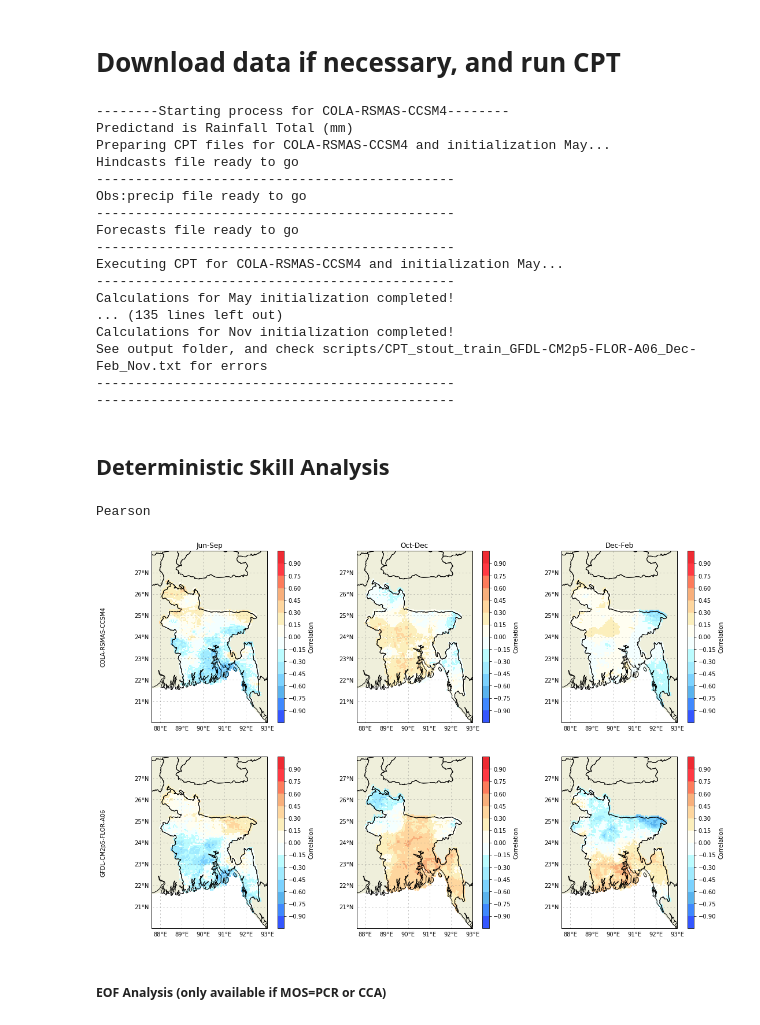
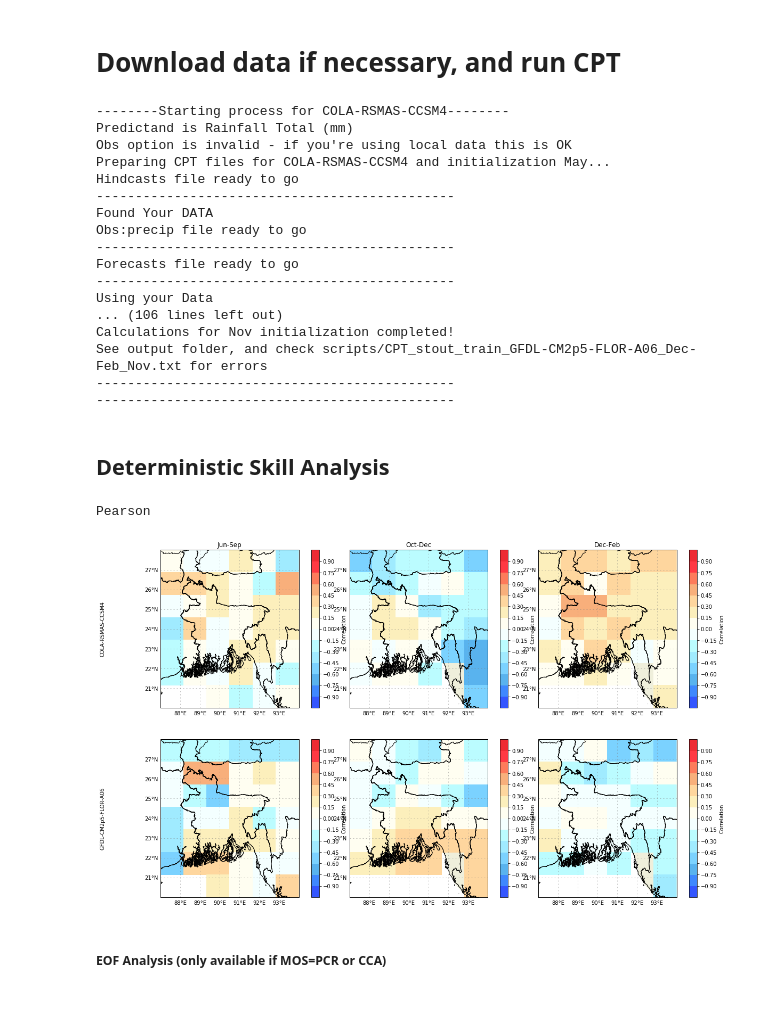
Before and after one commit to nachiketaacharya/PyCPT_SASCOF, a Jupyter notebook: pycpt_sascof.ipynb, the cells around one changed output. Drawn from its saved outputs; the diff is of its cells as text; code cells hidden in the pictures.

Commit message:
Added custom shapefile compatibility, and fixed pleEOF obs plotting, and added support for local data

```diff
--- a/pycpt_sascof.ipynb
+++ b/pycpt_sascof.ipynb
@@ -19,13 +19,17 @@ Part of the effort to develop PyCPT is funded by the Columbia World Project "Ada
 ### Namelist section
 # %%
 ########Work name (name of the work folder; e.g., one word followed by "_seasonal":)
-work = 'Test'
+work = 'Test5'
 
 ########Some folder and file options:
 # Where do you want to make the work folder-- this should already exist!!!
 workdir = "/Users/kylehall/Projects/PyCPT/PyCPT_SASCOF/"
 # PATH to CPT directory (folder containing CPT.x)
 cptdir='/Users/kylehall/CPT/16.5.8/'
+
+#Path to local data to use
+local_data_dir = "/Users/kylehall/Projects/PYCPT/PyCPT_SASCOF/local_data/"      #should be 'None' or look like workdir
+shp_file = "/Users/kylehall/Projects/PYCPT/PyCPT_SASCOF/local_data/sascof_boundary_final.dbf"  #should be either 'None' or look like local_data_dir but plus "shpfile.shp/dbf/shx/etc"
 
 ########Model (choose one, a subset or all models:
 #CMC1-CanCM3, CMC2-CanCM4,  COLA-RSMAS-CCSM4*, GFDL-CM2p5-FLOR-A06*, GFDL-CM2p5-FLOR-B01*,GFDL-CM2p1-aer04*, NASA-GEOSS2S*, NCEP-CFSv2*)
@@ -36,7 +40,7 @@ models=['COLA-RSMAS-CCSM4','GFDL-CM2p5-FLOR-A06']#,'CMC1-CanCM3' 'GFDL-CM2p5-FLO
 met=['Pearson']#,'Spearman']#,'2AFC','RocAbove','RocBelow', 'RMSE']
 
 ########Obs (choose between CPC-CMAP-URD, CHIRPS, TRMM, CPC, Chilestations,GPCC)
-obs='ENACTS-BD'
+obs='local'
 station=False
 
 ########MOS method (choose between None, PCR, CCA) #Esto es calibracion
@@ -130,27 +134,27 @@ for model in models:
         mpref, L, ntrain, fprefix, nmonths, ndays, file, NGMOS = setup_params(PREDICTOR,obs,MOS,tini,tend, tgts[i])
 
         #download input files for CPT
-        PrepFiles(fprefix, PREDICTAND, threshold_pctle, wlo1, wlo2,elo1, elo2, sla1, sla2, nla1, nla2, tgti[i], tgtf[i], mon, monf[i], fyr, os, wetday_threshold, tar, model, obs_source, hdate_last, force_download,station,ndays, nmonths, tini, tend)
+        PrepFiles(fprefix, PREDICTAND, threshold_pctle, wlo1, wlo2,elo1, elo2, sla1, sla2, nla1, nla2, tgti[i], tgtf[i], mon, monf[i], fyr, os, wetday_threshold, tar, model, obs_source, hdate_last, force_download,station,ndays, nmonths, tini, tend, local_data_dir)
 
         #write CPT input script automatically
-        CPTscript(model,PREDICTAND, mon,monf[i], fyr, nla1,sla1,wlo1,elo1,nla2,sla2,wlo2,elo2,fprefix,mpref,tar,ntrain,MOS,station, xmodes_min, xmodes_max, ymodes_min, ymodes_max, ccamodes_min, ccamodes_max, tini, tend)
+        CPTscript(model,PREDICTAND, mon,monf[i], fyr, nla1,sla1,wlo1,elo1,nla2,sla2,wlo2,elo2,fprefix,mpref,tar,ntrain,MOS,station, xmodes_min, xmodes_max, ymodes_min, ymodes_max, ccamodes_min, ccamodes_max, tini, tend, local_data_dir)
 
         #run CPT
         RunCPT(cptdir, model, tar, mon)
 # %% [output]
 --------Starting process for COLA-RSMAS-CCSM4--------
 Predictand is Rainfall Total (mm)
+Obs option is invalid - if you're using local data this is OK
 Preparing CPT files for COLA-RSMAS-CCSM4 and initialization May...
 Hindcasts file ready to go
 ----------------------------------------------
+Found Your DATA
 Obs:precip file ready to go
 ----------------------------------------------
 Forecasts file ready to go
 ----------------------------------------------
-Executing CPT for COLA-RSMAS-CCSM4 and initialization May...
-----------------------------------------------
-Calculations for May initialization completed!
-... (135 lines left out)
+Using your Data
+... (106 lines left out)
 Calculations for Nov initialization completed!
 See output folder, and check scripts/CPT_stout_train_GFDL-CM2p5-FLOR-A06_Dec-Feb_Nov.txt for errors
 ----------------------------------------------
@@ -160,10 +164,10 @@ See output folder, and check scripts/CPT_stout_train_GFDL-CM2p5-FLOR-A06_Dec-Feb
 # %%
 # Skill scores loop
 for ime in met:
-    pltmap(models,PREDICTAND,ime,wlo2,elo2,sla2,nla2,fprefix,mpref,tgts,mons,mons, obs)
+    pltmap(models,PREDICTAND,ime,wlo2,elo2,sla2,nla2,fprefix,mpref,tgts,mons,mons, obs, shp_file=shp_file)
 # %% [output]
 Pearson
-[figure, old version]
+[figure, new version]
 # %% [markdown]
 ##### EOF Analysis (only available if MOS=PCR or CCA)
 # %%
```
Also changed, not shown: parts of 6 cells of this notebook, 10 other files.
